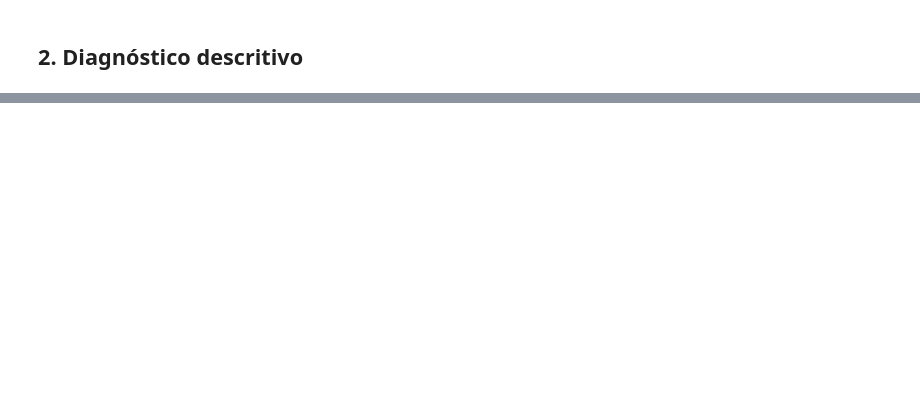
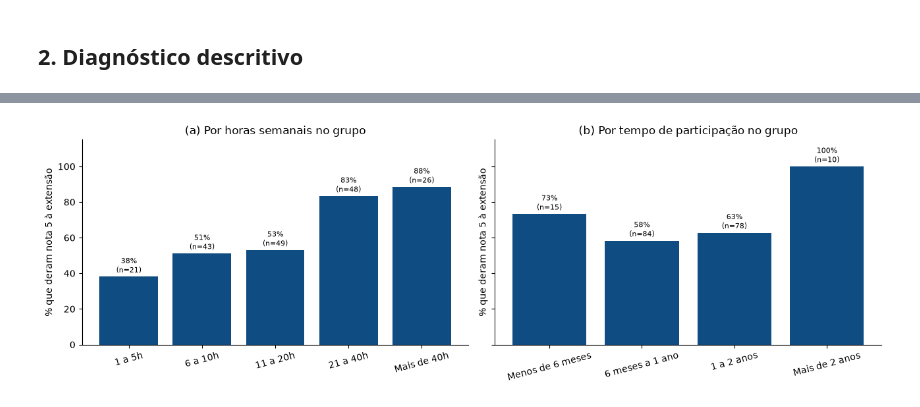
Before and after one commit to pedro-lemee/estudo-grupos-de-extensao, a Jupyter notebook: notebooks/01_Formacao_Extensao_vs_Poli.ipynb, the cells around one changed output, grey strips where cells are left out. Cells and saved outputs as stored; diff of their text form; code cells hidden in the pictures; blank space fills up the shorter version.

```diff
--- a/notebooks/01_Formacao_Extensao_vs_Poli.ipynb
+++ b/notebooks/01_Formacao_Extensao_vs_Poli.ipynb
@@ -1469,0 +412,6 @@ family_display
+# %%
+plot_top_score_share(df, [("horas_semanais_grupo", HOURS_ORDER, "(a) Por horas semanais no grupo"),
+                          ("tempo_grupo", TIME_ORDER, "(b) Por tempo de participação no grupo")],
+                     FIG_DIR / "f1_fig03_nota_maxima_por_horas_e_tempo.png")
+# %% [output]
+[figure, added]
```
Also changed, not shown: parts of 122 cells of this notebook, 38 other files.
